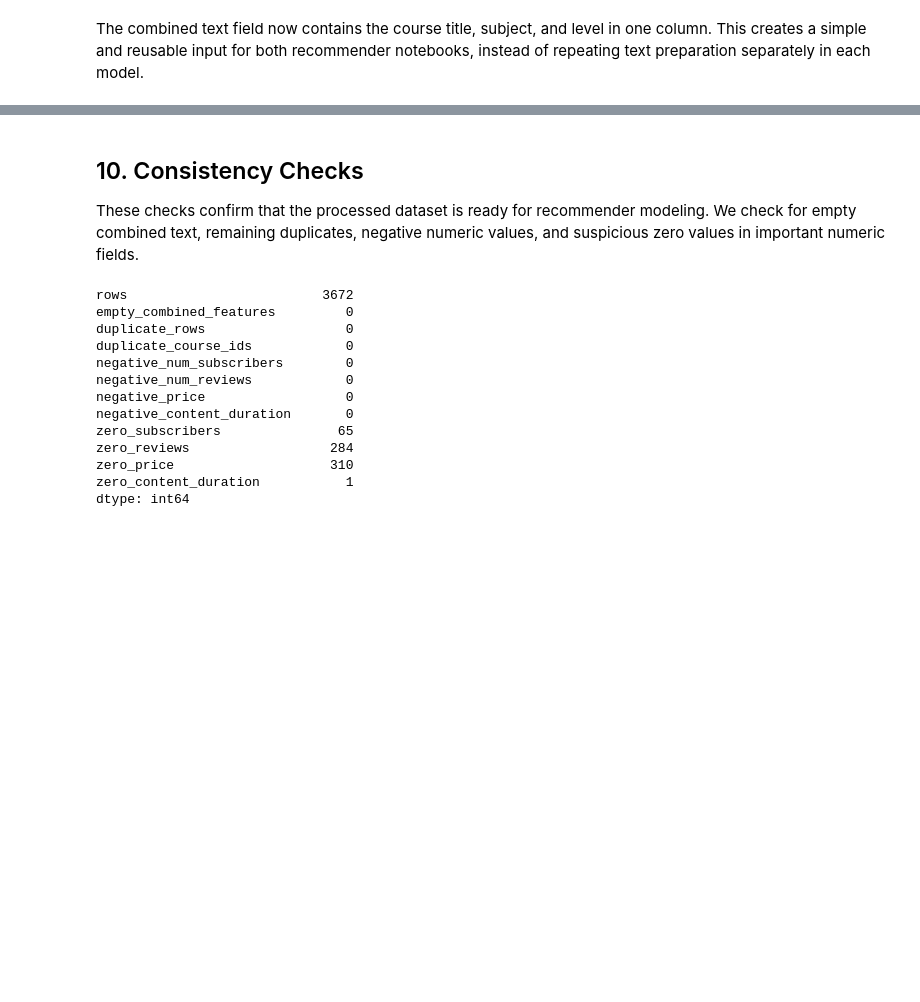
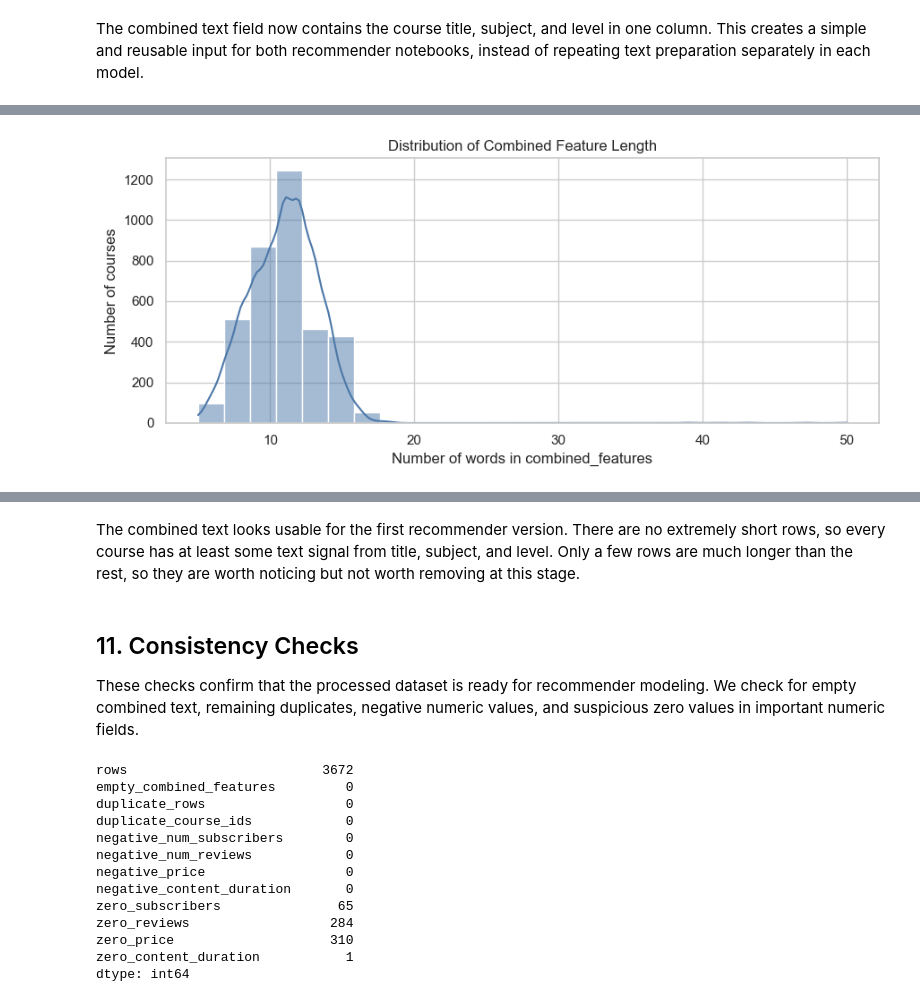
Before and after one commit to SimranHundal17/Online-course-recommender-system, a Jupyter notebook: notebooks/02_preprocessing.ipynb, the cells around one changed output, grey strips where cells are left out. Drawn from its saved outputs; the diff is of its cells as text; code cells hidden in the pictures; blank space fills up the shorter version.

```diff
--- a/notebooks/02_preprocessing.ipynb
+++ b/notebooks/02_preprocessing.ipynb
@@ -201,0 +231,12 @@ The combined text field now contains the course title, subject, and level in one
+# %%
+plt.figure(figsize=(9, 4))
+sns.histplot(df["combined_word_count"], bins=25, kde=True, color="#4C78A8")
+plt.title("Distribution of Combined Feature Length")
+plt.xlabel("Number of words in combined_features")
+plt.ylabel("Number of courses")
+plt.tight_layout()
+plt.show()
+
+long_combined_rows.sort_values("combined_word_count", ascending=False).head()
+# %% [output]
+[figure, added]
@@ -202,5 +249,7 @@ The combined text field now contains the course title, subject, and level in one
+# %% [markdown]
+The combined text looks usable for the first recommender version. There are no extremely short rows, so every course has at least some text signal from title, subject, and level. Only a few rows are much longer than the rest, so they are worth noticing but not worth removing at this stage.
 # %% [markdown]
-## 10. Consistency Checks
+## 11. Consistency Checks
 
 These checks confirm that the processed dataset is ready for recommender modeling. We check for empty combined text, remaining duplicates, negative numeric values, and suspicious zero values in important numeric fields.
 # %%
```
Also changed, not shown: parts of 20 cells of this notebook.
